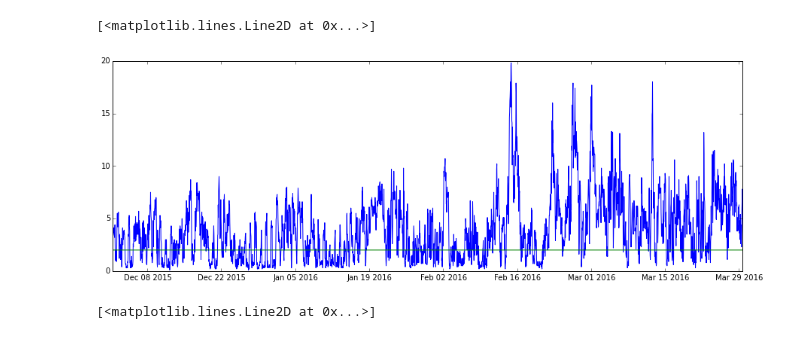
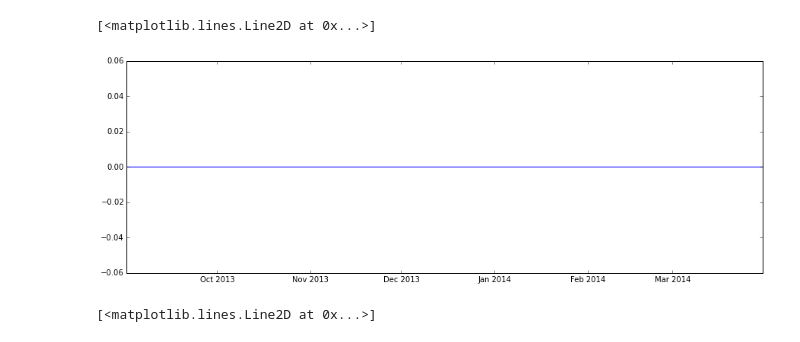
Before and after one commit to kmunve/TSanalysis, a Jupyter notebook: decomp_radiation.ipynb, the cells around one changed output. Drawn from its saved outputs; the diff is of its cells as text; code cells hidden in the pictures.

Commit message:
Changed create_dummy_forcing to produce a longer time series with no rain.

```diff
--- a/decomp_radiation.ipynb
+++ b/decomp_radiation.ipynb
@@ -1,31 +1,31 @@
 # %%
 import datetime
 import numpy as np
 import scipy as sp
 import scipy.fftpack
 import netCDF4
 import pandas as pd
 import matplotlib.pyplot as plt
 %matplotlib inline
 
-n_start = 10
-n_stop = 2872
-ff = netCDF4.Dataset('./Test/Data/FORCING_nve.nc', 'r') # Data fra Filefjell 2013
+n_start = 0
+n_stop = -1
+#ff = netCDF4.Dataset('./Test/Data/FORCING_nve.nc', 'r') # Data fra Filefjell 2013
 dummy = netCDF4.Dataset('FORCING.nc', 'r') # dummy data set
 
-dates = netCDF4.num2date(nc.variables['time'][n_start:n_stop], nc.variables['time'].units)
+dates = netCDF4.num2date(dummy.variables['time'][n_start:n_stop], dummy.variables['time'].units)
 
 # compare ff and dummy
-param = 'Wind'
-ff_v = ff.variables[param][n_start:n_stop]
+param = 'Rainf'
+#ff_v = ff.variables[param][n_start:n_stop]
 d_v = dummy.variables[param][n_start:n_stop]
 
 plt.figure(figsize=(15,5))
-plt.plot(dates, ff_v)
+#plt.plot(dates, ff_v)
 plt.plot(dates, d_v)
 # %% [output]
 [<matplotlib.lines.Line2D at 0x...>]
-[figure, old version]
+[figure, new version]
 # %%
 plt.figure(figsize=(15,5))
 plt.plot(dates, q_air)
```
Also changed, not shown: 1 other file.
